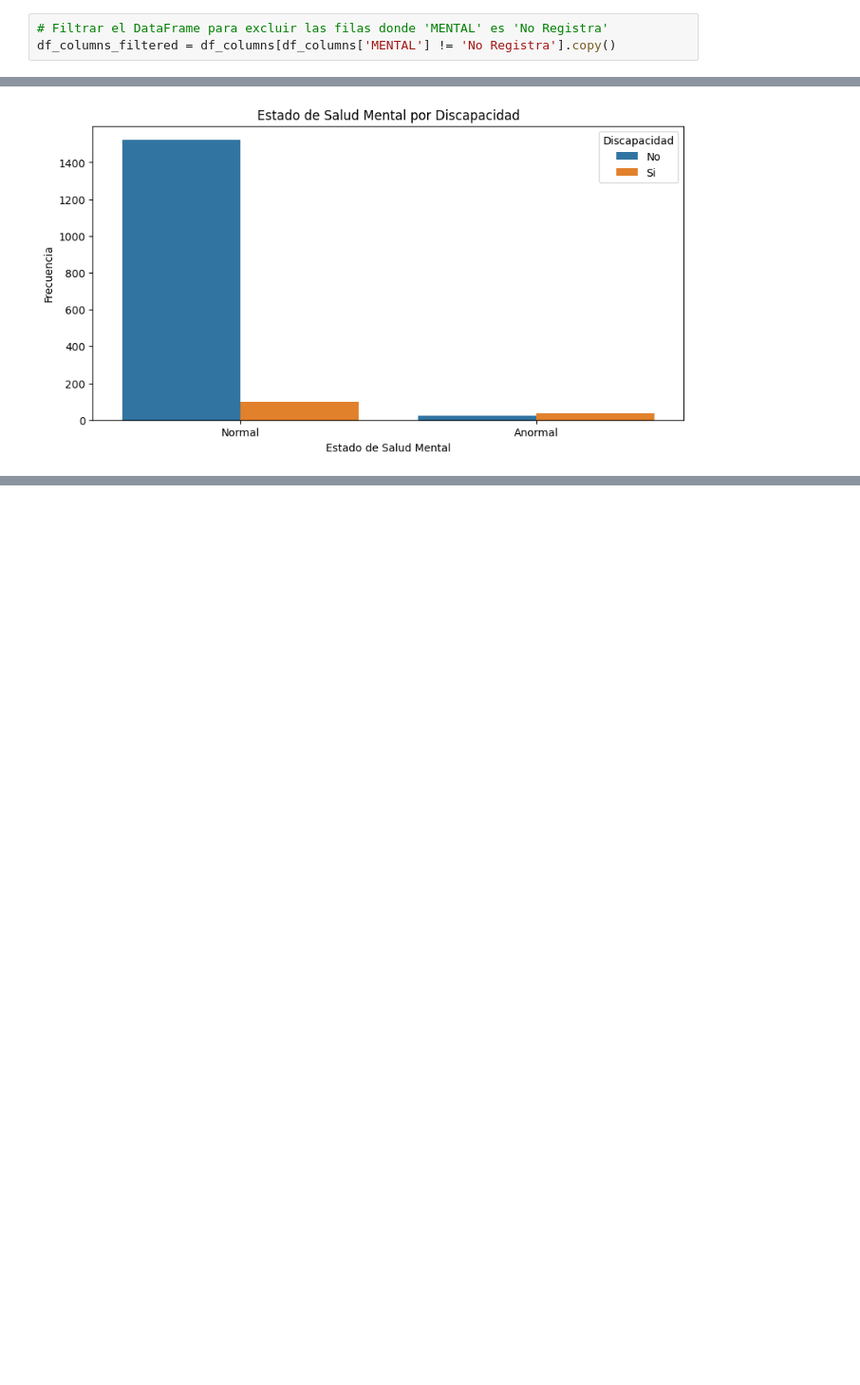
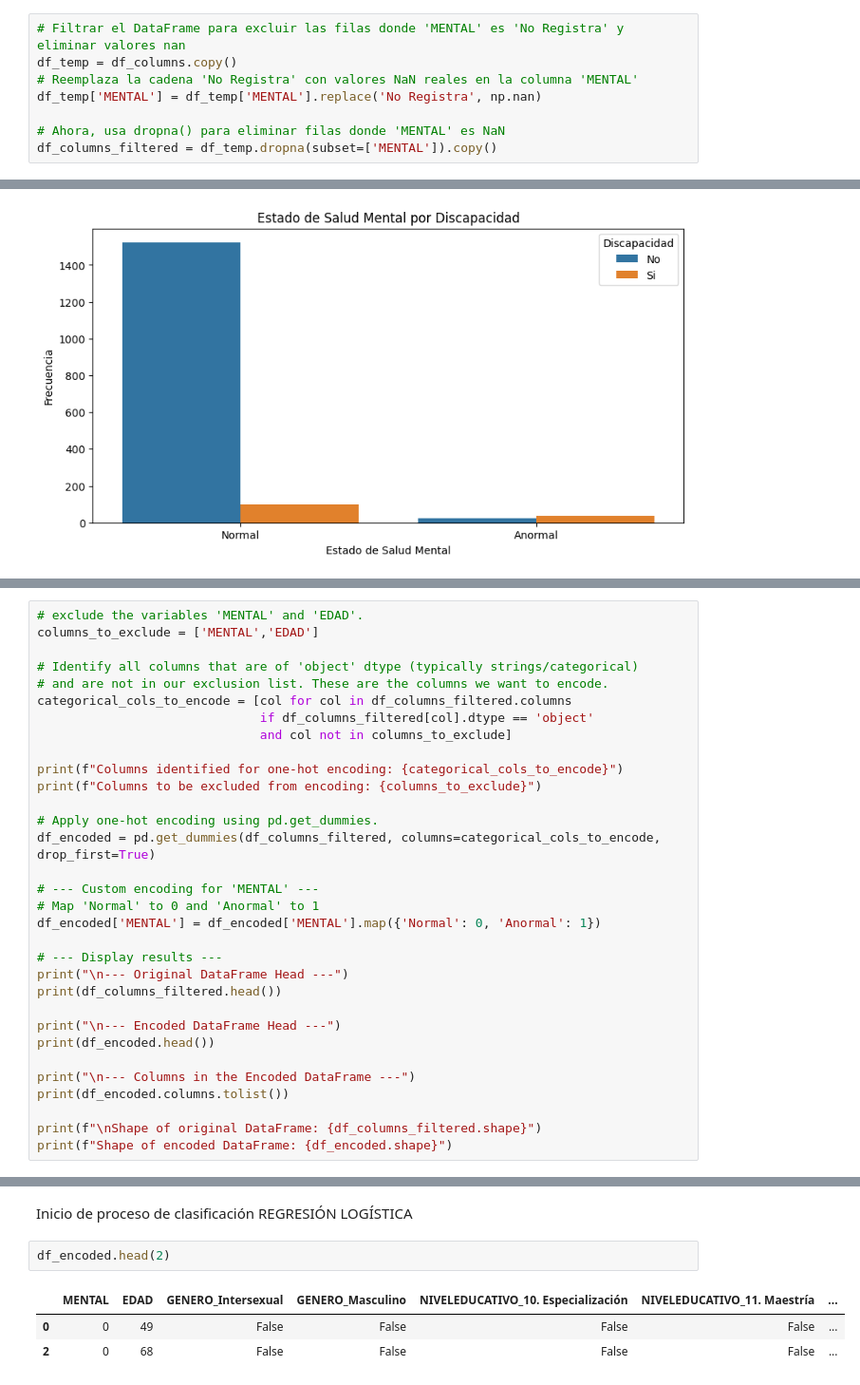
Before and after one commit to yustinbarnet/Proyecto_Medicina_Pre, a Jupyter notebook: Proyecto.ipynb, the cells around one changed output, grey strips where cells are left out. Shown at 95% size. Drawn from its saved outputs; the diff is of its cells as text; blank space fills up the shorter version.

```diff
--- a/Proyecto.ipynb
+++ b/Proyecto.ipynb
@@ -181,8 +197,13 @@ No Registra      72
 Anormal          60
 Name: count, dtype: int64
 # %%
-# Filtrar el DataFrame para excluir las filas donde 'MENTAL' es 'No Registra'
-df_columns_filtered = df_columns[df_columns['MENTAL'] != 'No Registra'].copy()
+# Filtrar el DataFrame para excluir las filas donde 'MENTAL' es 'No Registra' y eliminar valores nan
+df_temp = df_columns.copy()
+# Reemplaza la cadena 'No Registra' con valores NaN reales en la columna 'MENTAL'
+df_temp['MENTAL'] = df_temp['MENTAL'].replace('No Registra', np.nan)
+
+# Ahora, usa dropna() para eliminar filas donde 'MENTAL' es NaN
+df_columns_filtered = df_temp.dropna(subset=['MENTAL']).copy()
 # %%
 # Verificar los cambios
 print(df_columns_filtered['MENTAL'].value_counts())
@@ -300,0 +322,32 @@ one hot encoder a todas menos mental y edad
+# %%
+# exclude the variables 'MENTAL' and 'EDAD'.
+columns_to_exclude = ['MENTAL','EDAD']
+
+# Identify all columns that are of 'object' dtype (typically strings/categorical)
+# and are not in our exclusion list. These are the columns we want to encode.
+categorical_cols_to_encode = [col for col in df_columns_filtered.columns
+                              if df_columns_filtered[col].dtype == 'object'
+                              and col not in columns_to_exclude]
+
+print(f"Columns identified for one-hot encoding: {categorical_cols_to_encode}")
+print(f"Columns to be excluded from encoding: {columns_to_exclude}")
+
+# Apply one-hot encoding using pd.get_dummies.
+df_encoded = pd.get_dummies(df_columns_filtered, columns=categorical_cols_to_encode, drop_first=True)
+
+# --- Custom encoding for 'MENTAL' ---
+# Map 'Normal' to 0 and 'Anormal' to 1
+df_encoded['MENTAL'] = df_encoded['MENTAL'].map({'Normal': 0, 'Anormal': 1})
+
+# --- Display results ---
+print("\n--- Original DataFrame Head ---")
+print(df_columns_filtered.head())
+
+print("\n--- Encoded DataFrame Head ---")
+print(df_encoded.head())
+
+print("\n--- Columns in the Encoded DataFrame ---")
+print(df_encoded.columns.tolist())
+
+print(f"\nShape of original DataFrame: {df_columns_filtered.shape}")
+print(f"Shape of encoded DataFrame: {df_encoded.shape}")
@@ -300,0 +372,9 @@ one hot encoder a todas menos mental y edad
+# %% [markdown]
+Inicio de proceso de clasificación
+REGRESIÓN LOGÍSTICA
+# %%
+df_encoded.head(2)
+# %% [output]
+|  | MENTAL | EDAD | GENERO_Intersexual | GENERO_Masculino | NIVELEDUCATIVO_10. Especialización | NIVELEDUCATIVO_11. Maestría | ... |
+| 0 | 0 | 49 | False | False | False | False | ... |
+| 2 | 0 | 68 | False | False | False | False | ... |
```
Also changed, not shown: parts of 8 cells of this notebook.
